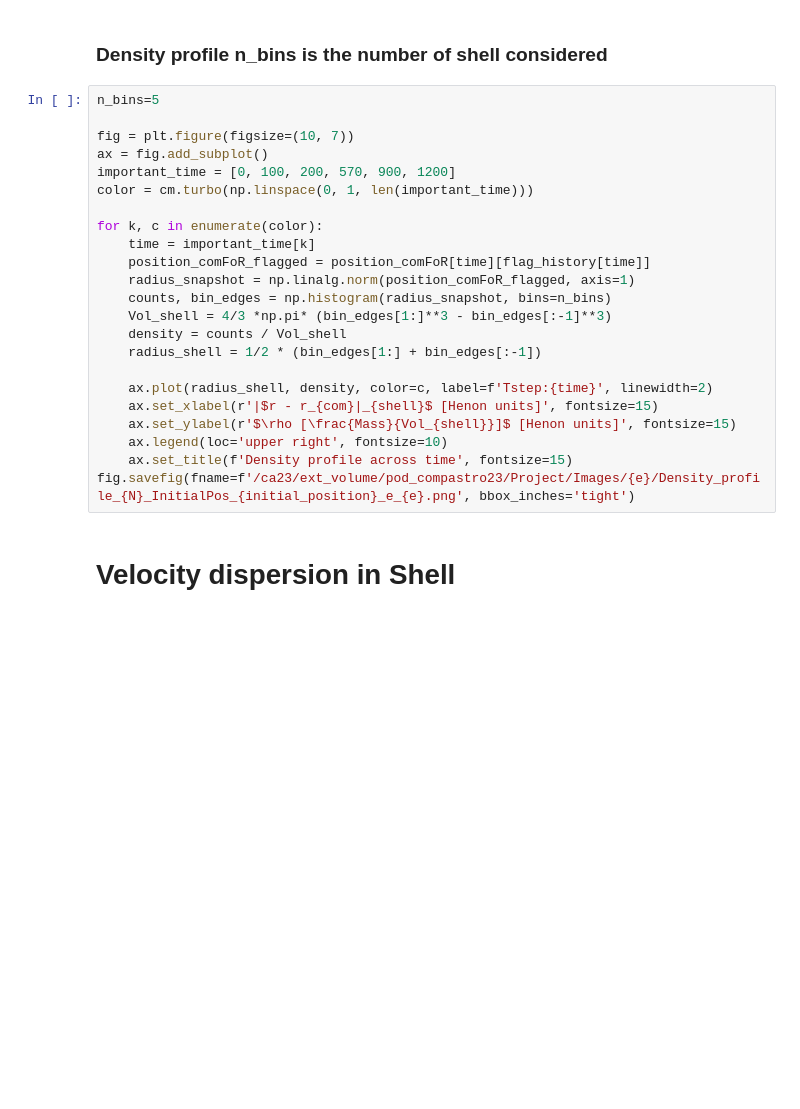
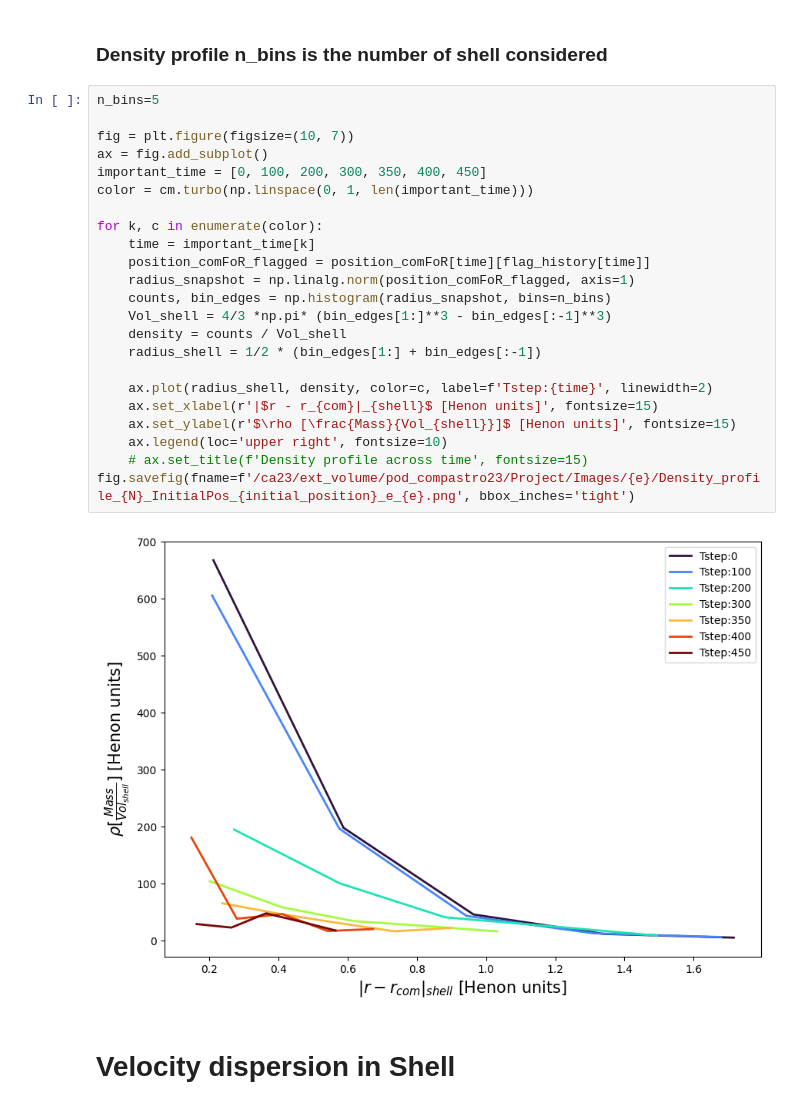
Before and after one commit to Berto70/pod_compastro23, a Jupyter notebook: Project/Analysis.ipynb, the cells around one changed output. Drawn from its saved outputs; the diff is of its cells as text; blank space fills up the shorter version.

```diff
--- a/Project/Analysis.ipynb
+++ b/Project/Analysis.ipynb
@@ -234,26 +241,28 @@ fig.savefig(fname=f'/ca23/ext_volume/pod_compastro23/Project/Images/{e}/MassLoss
 # %%
 n_bins=5
 
 fig = plt.figure(figsize=(10, 7))
 ax = fig.add_subplot()
-important_time = [0, 100, 200, 570, 900, 1200]
+important_time = [0, 100, 200, 300, 350, 400, 450]
 color = cm.turbo(np.linspace(0, 1, len(important_time)))
 
 for k, c in enumerate(color):
     time = important_time[k]
     position_comFoR_flagged = position_comFoR[time][flag_history[time]]
     radius_snapshot = np.linalg.norm(position_comFoR_flagged, axis=1)
     counts, bin_edges = np.histogram(radius_snapshot, bins=n_bins)
     Vol_shell = 4/3 *np.pi* (bin_edges[1:]**3 - bin_edges[:-1]**3)
     density = counts / Vol_shell
     radius_shell = 1/2 * (bin_edges[1:] + bin_edges[:-1])
 
     ax.plot(radius_shell, density, color=c, label=f'Tstep:{time}', linewidth=2)
     ax.set_xlabel(r'|$r - r_{com}|_{shell}$ [Henon units]', fontsize=15)
     ax.set_ylabel(r'$\rho [\frac{Mass}{Vol_{shell}}]$ [Henon units]', fontsize=15)
     ax.legend(loc='upper right', fontsize=10)
-    ax.set_title(f'Density profile across time', fontsize=15)
+    # ax.set_title(f'Density profile across time', fontsize=15)
 fig.savefig(fname=f'/ca23/ext_volume/pod_compastro23/Project/Images/{e}/Density_profile_{N}_InitialPos_{initial_position}_e_{e}.png', bbox_inches='tight')
+# %% [output]
+[figure, added]
 # %% [markdown]
 # Velocity dispersion in Shell
 # %%
```
Also changed, not shown: parts of 15 cells of this notebook, 15 other files.
